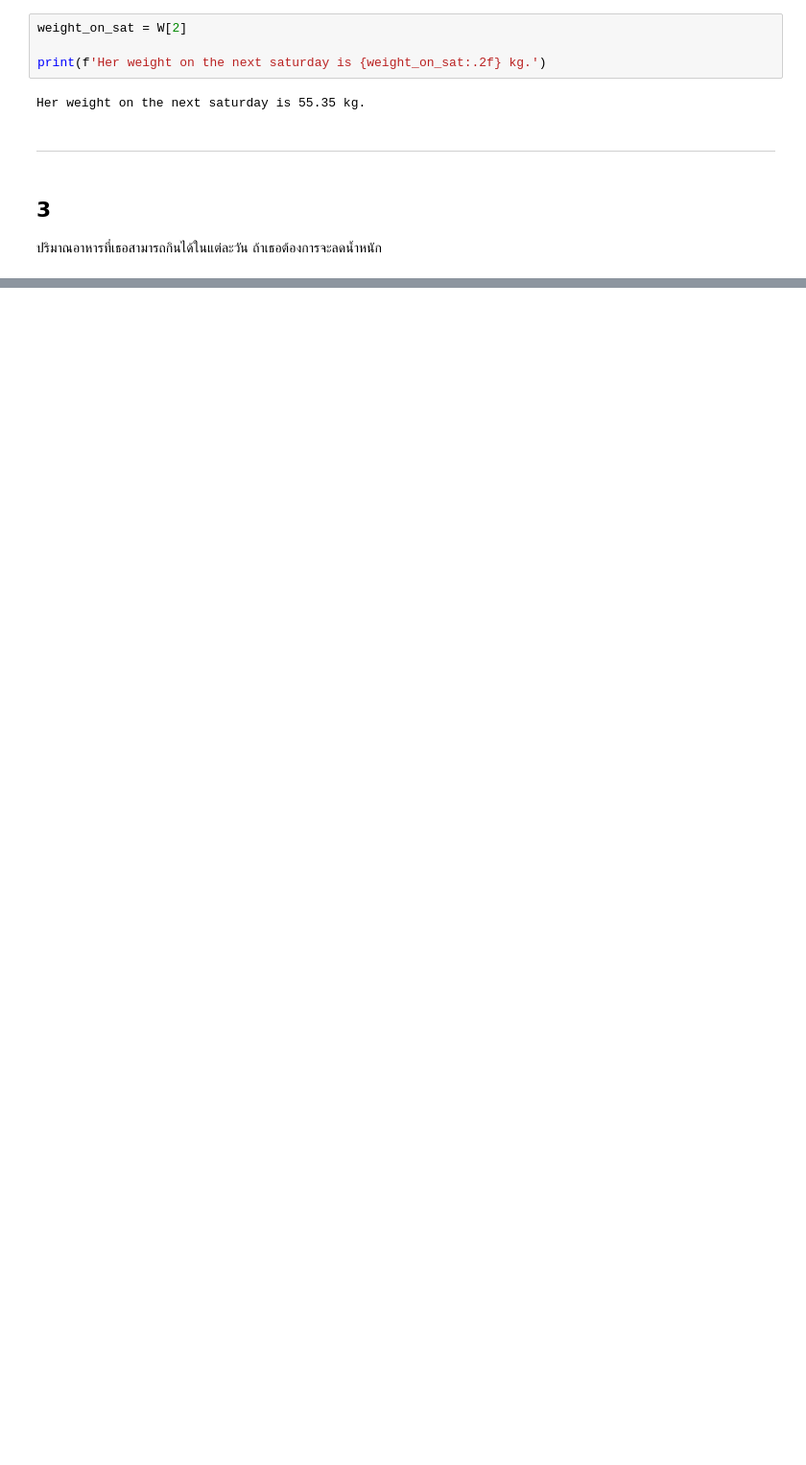
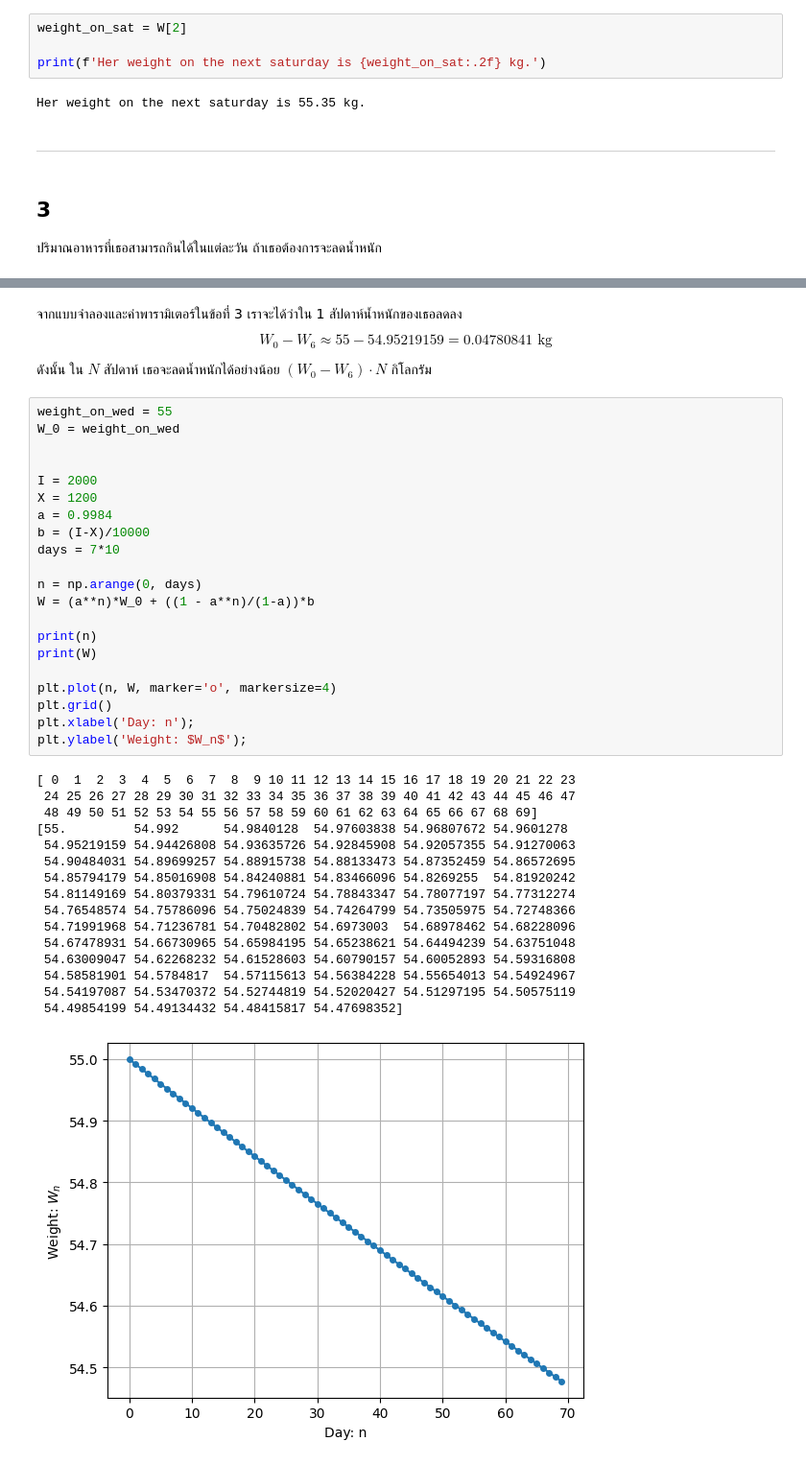
Before and after one commit to epsilonxe/RMUTT_09114223, a Jupyter notebook: labs/lab-06.ipynb, the cells around one changed output, grey strips where cells are left out. Shown at 96% size. Saved outputs shown, nothing was run; the diff lists cells and outputs as text; blank space fills up the shorter version.

```diff
--- a/labs/lab-06.ipynb
+++ b/labs/lab-06.ipynb
@@ -117,0 +181,43 @@ Her weight on the next saturday is 55.35 kg.
+# %% [markdown]
+จากแบบจำลองและค่าพารามิเตอร์ในข้อที่ 3 เราจะได้ว่าใน 1 สัปดาห์น้ำหนักของเธอลดลง
+$$ W_0 - W_6 \approx 55 -  54.95219159 = 0.04780841 \text{     kg}$$
+
+ดังนั้น ใน $ N $ สัปดาห์ เธอจะลดน้ำหนักได้อย่างน้อย $(W_0-W_6)\cdot N$ กิโลกรัม
+# %%
+weight_on_wed = 55
+W_0 = weight_on_wed
+
+
+I = 2000
+X = 1200
+a = 0.9984
+b = (I-X)/10000
+days = 7*10
+
+n = np.arange(0, days)
+W = (a**n)*W_0 + ((1 - a**n)/(1-a))*b
+
+print(n)
+print(W)
+
+plt.plot(n, W, marker='o', markersize=4)
+plt.grid()
+plt.xlabel('Day: n');
+plt.ylabel('Weight: $W_n$');
+# %% [output]
+[ 0  1  2  3  4  5  6  7  8  9 10 11 12 13 14 15 16 17 18 19 20 21 22 23
+ 24 25 26 27 28 29 30 31 32 33 34 35 36 37 38 39 40 41 42 43 44 45 46 47
+ 48 49 50 51 52 53 54 55 56 57 58 59 60 61 62 63 64 65 66 67 68 69]
+[55.         54.992      54.9840128  54.97603838 54.96807672 54.9601278
+ 54.95219159 54.94426808 54.93635726 54.92845908 54.92057355 54.91270063
+ 54.90484031 54.89699257 54.88915738 54.88133473 54.87352459 54.86572695
+ 54.85794179 54.85016908 54.84240881 54.83466096 54.8269255  54.81920242
+ 54.81149169 54.80379331 54.79610724 54.78843347 54.78077197 54.77312274
+ 54.76548574 54.75786096 54.75024839 54.74264799 54.73505975 54.72748366
+ 54.71991968 54.71236781 54.70482802 54.6973003  54.68978462 54.68228096
+ 54.67478931 54.66730965 54.65984195 54.65238621 54.64494239 54.63751048
+ 54.63009047 54.62268232 54.61528603 54.60790157 54.60052893 54.59316808
+ 54.58581901 54.5784817  54.57115613 54.56384228 54.55654013 54.54924967
+ 54.54197087 54.53470372 54.52744819 54.52020427 54.51297195 54.50575119
+ 54.49854199 54.49134432 54.48415817 54.47698352]
+[figure, added]
```
Also changed, not shown: parts of 9 cells of this notebook, 4 other files.
